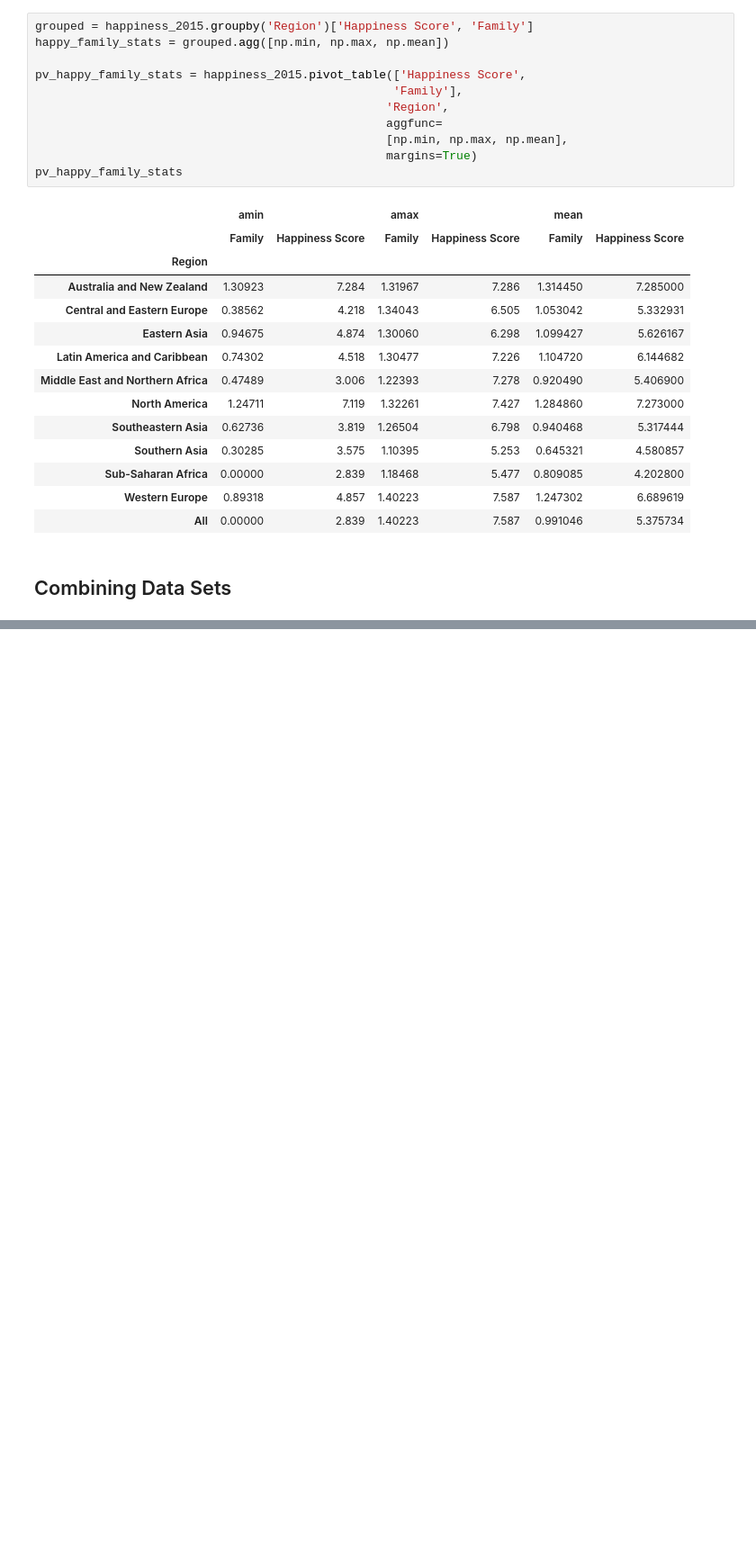
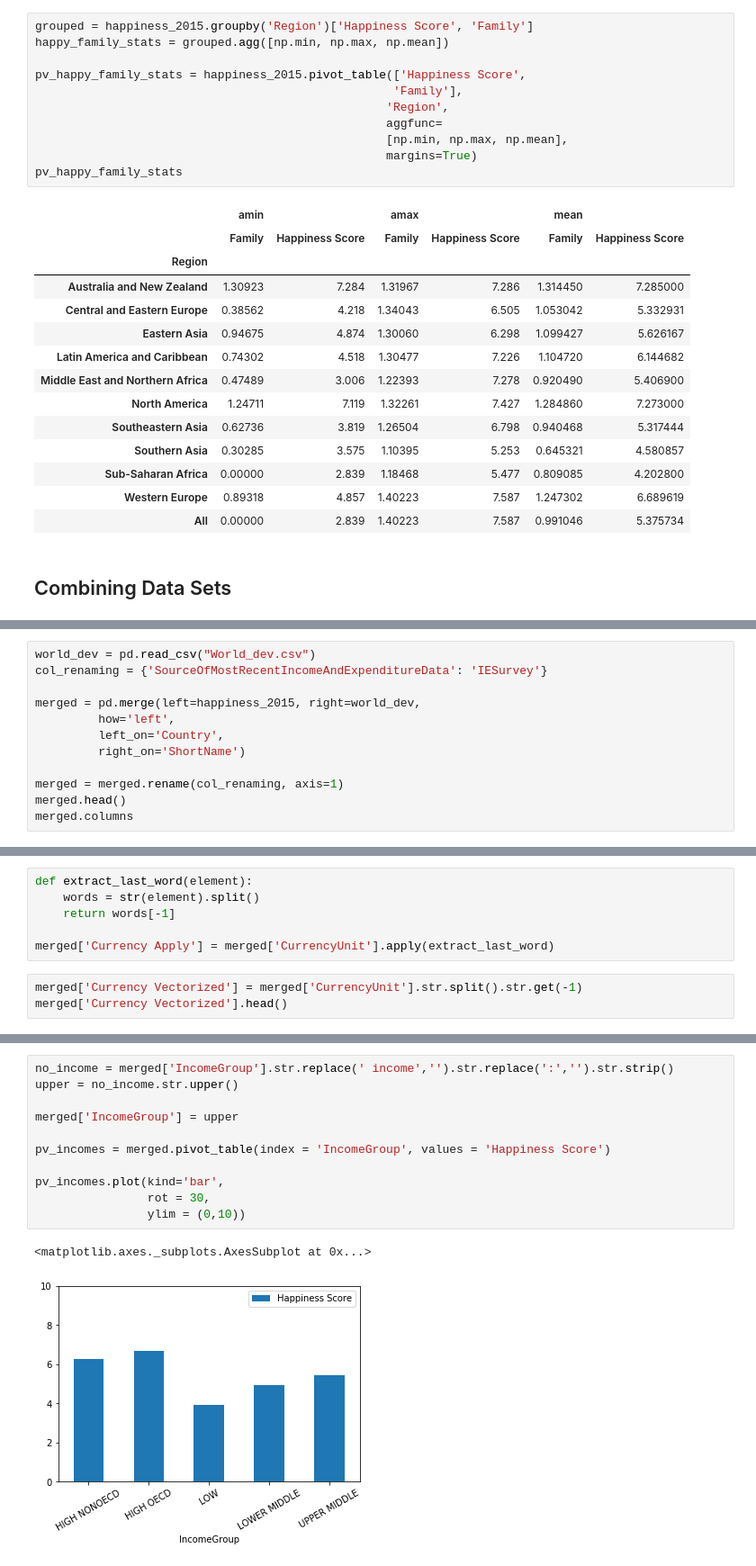
Before and after one commit to natekotila/DataQuestProjects, a Jupyter notebook: world-happiness-report/Cleaning_Happiness.ipynb, the cells around one changed output, grey strips where cells are left out. Shown: that part at 90% size. Drawn from its saved outputs; the diff is of its cells as text; blank space fills up the shorter version.

```diff
--- a/world-happiness-report/Cleaning_Happiness.ipynb
+++ b/world-happiness-report/Cleaning_Happiness.ipynb
@@ -164,0 +298,12 @@ pv_happy_family_stats
+# %%
+world_dev = pd.read_csv("World_dev.csv")
+col_renaming = {'SourceOfMostRecentIncomeAndExpenditureData': 'IESurvey'}
+
+merged = pd.merge(left=happiness_2015, right=world_dev,
+         how='left',
+         left_on='Country',
+         right_on='ShortName')
+
+merged = merged.rename(col_renaming, axis=1)
+merged.head()
+merged.columns
@@ -164,0 +326,9 @@ pv_happy_family_stats
+# %%
+def extract_last_word(element):
+    words = str(element).split()
+    return words[-1]
+
+merged['Currency Apply'] = merged['CurrencyUnit'].apply(extract_last_word)
+# %%
+merged['Currency Vectorized'] = merged['CurrencyUnit'].str.split().str.get(-1)
+merged['Currency Vectorized'].head()
@@ -164,0 +479,14 @@ pv_happy_family_stats
+# %%
+no_income = merged['IncomeGroup'].str.replace(' income','').str.replace(':','').str.strip()
+upper = no_income.str.upper()
+
+merged['IncomeGroup'] = upper
+
+pv_incomes = merged.pivot_table(index = 'IncomeGroup', values = 'Happiness Score')
+
+pv_incomes.plot(kind='bar',
+                rot = 30,
+                ylim = (0,10))
+# %% [output]
+<matplotlib.axes._subplots.AxesSubplot at 0x...>
+[figure, added]
```
Also changed, not shown: parts of 23 cells of this notebook, 1 other file.
